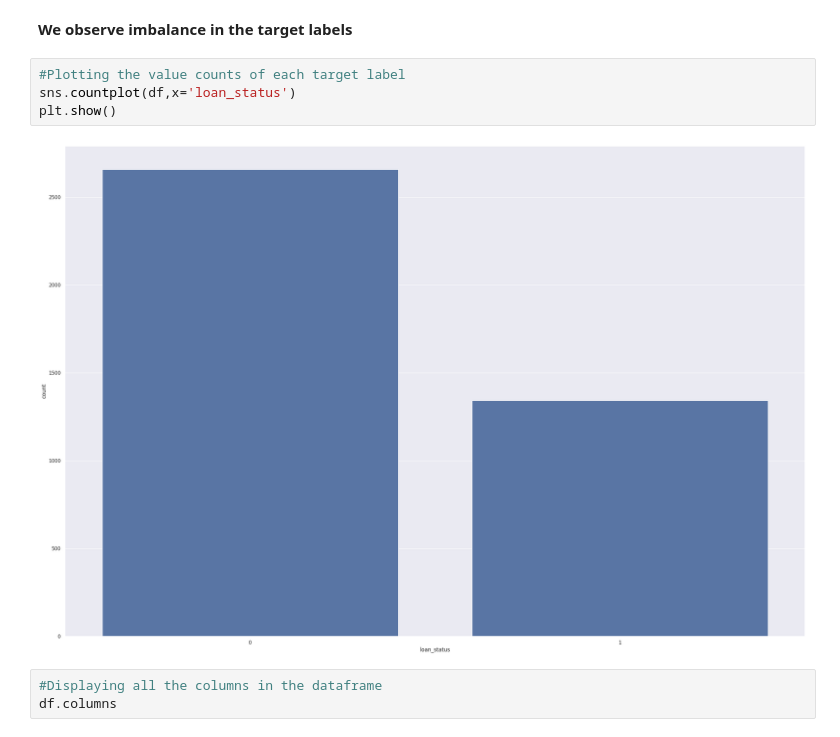
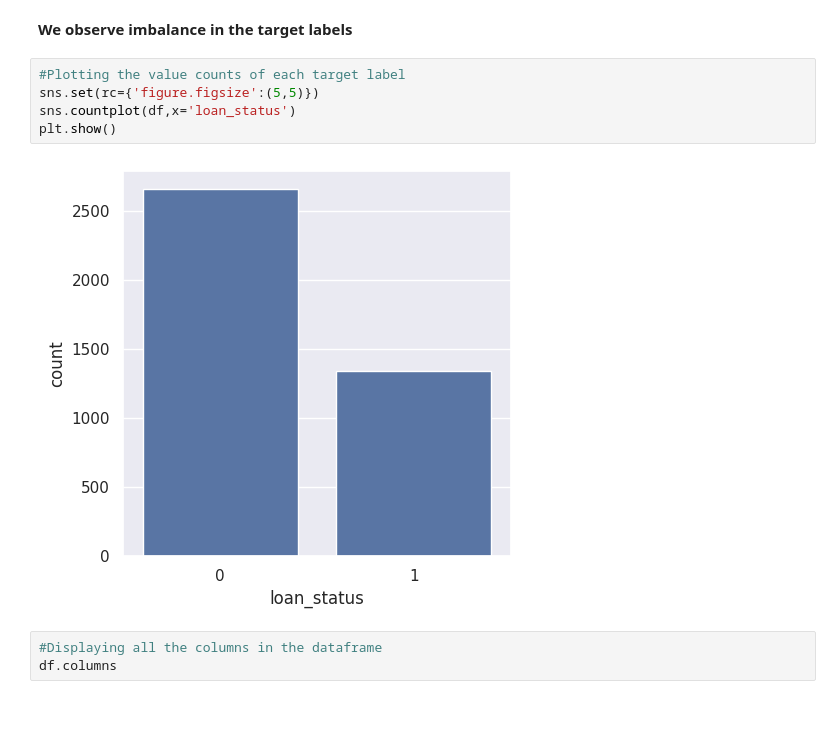
Before and after one commit to AI-fanatic24/ASD-DS-AI-ML-Internship, a Jupyter notebook: Loan.ipynb, the cells around one changed output. Cells and saved outputs as stored; diff of their text form; blank space fills up the shorter version.

```diff
--- a/Loan.ipynb
+++ b/Loan.ipynb
@@ -97,10 +97,11 @@ dtype: int64
 **We observe imbalance in the target labels**
 # %%
 #Plotting the value counts of each target label
+sns.set(rc={'figure.figsize':(5,5)})
 sns.countplot(df,x='loan_status')
 plt.show()
 # %% [output]
-[figure, old version]
+[figure, new version]
 # %%
 #Displaying all the columns in the dataframe
 df.columns
```
Also changed, not shown: parts of 3 cells of this notebook.
